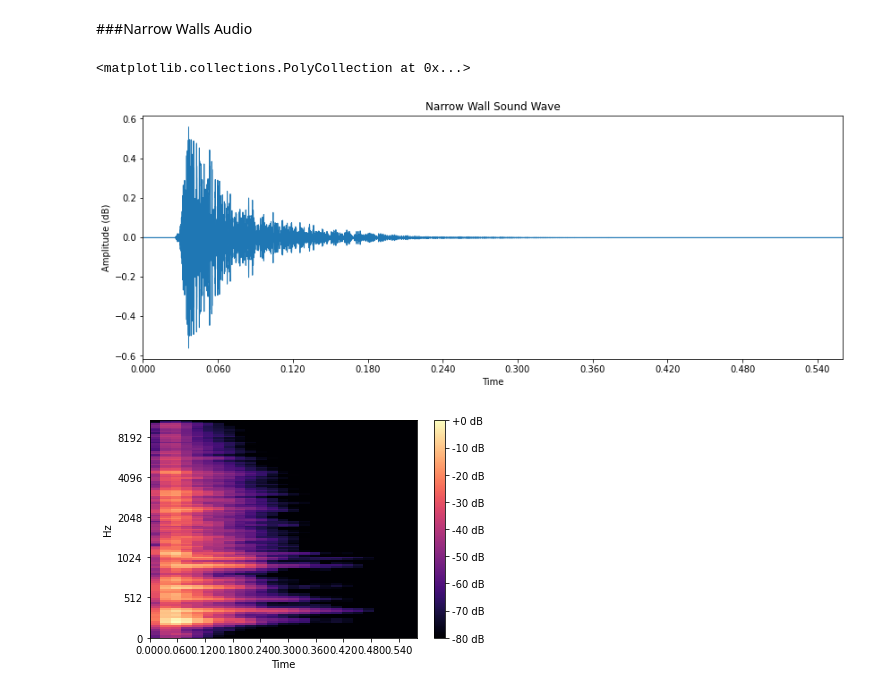
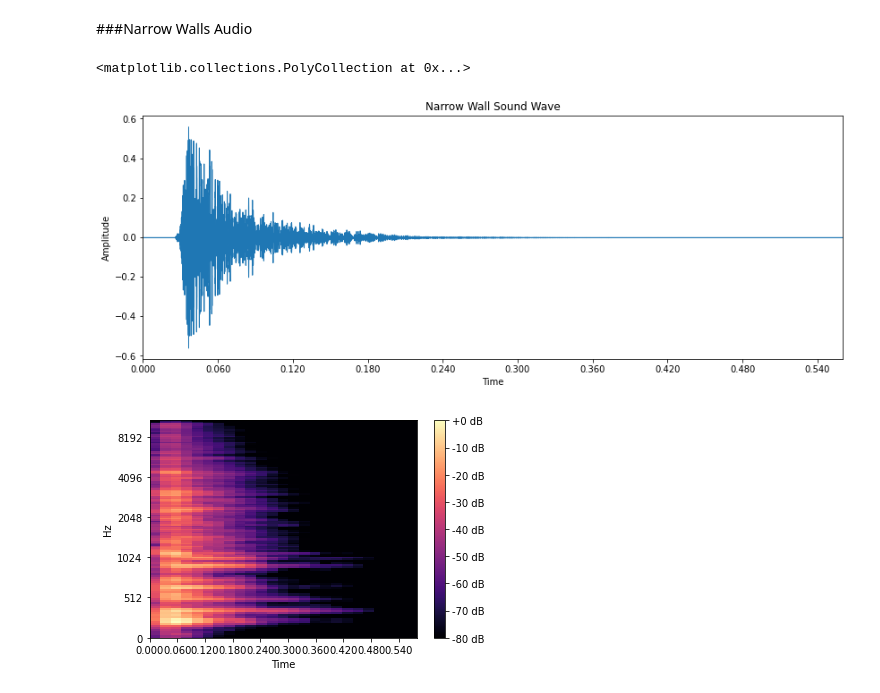
Before and after one commit to Faitsu/Info-Vis-FinalProject, a Jupyter notebook: Information_Visualization_Project.ipynb, the cells around one changed output. Drawn from its saved outputs; the diff is of its cells as text; code cells hidden in the pictures.

```diff
--- a/Information_Visualization_Project.ipynb
+++ b/Information_Visualization_Project.ipynb
@@ -92,13 +92,13 @@ plt.colorbar(format='%+2.0f dB');
 # %%
 #Plot the sound waves using Amplitude and Time
 plt.figure(figsize=(14, 5))
 plt.title('Narrow Wall Sound Wave')
-plt.ylabel('Amplitude (dB)')
+plt.ylabel('Amplitude')
 plt.xlabel('Time(s)')
 librosa.display.waveplot(nar, sr=srnar)
 # %% [output]
 <matplotlib.collections.PolyCollection at 0x...>
-[figure, old version]
+[figure, new version]
 # %%
 #Convert the data into spectrogram
 nar_spec = librosa.feature.melspectrogram(y=nar, sr=srnar)
```
Also changed, not shown: parts of 4 cells of this notebook.
